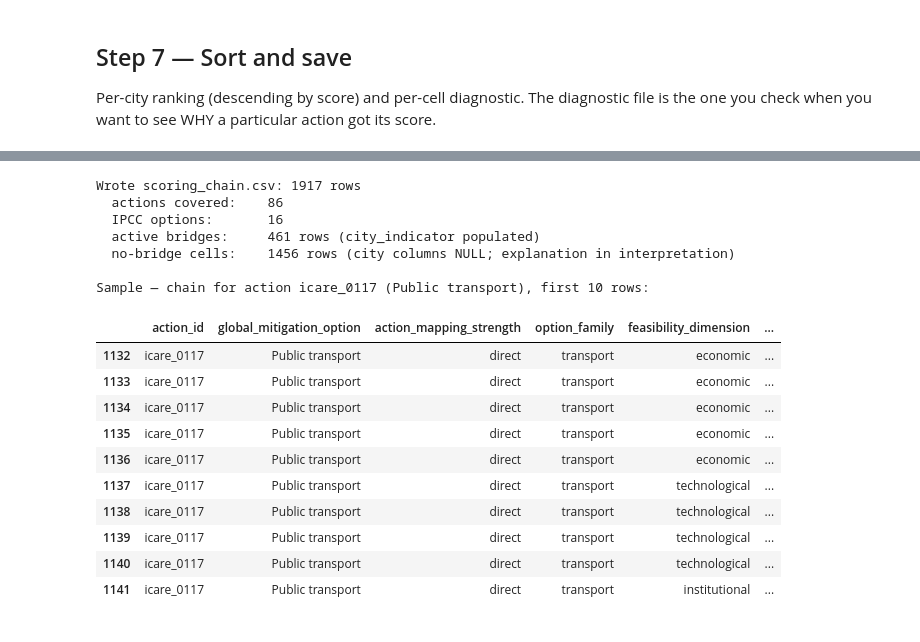
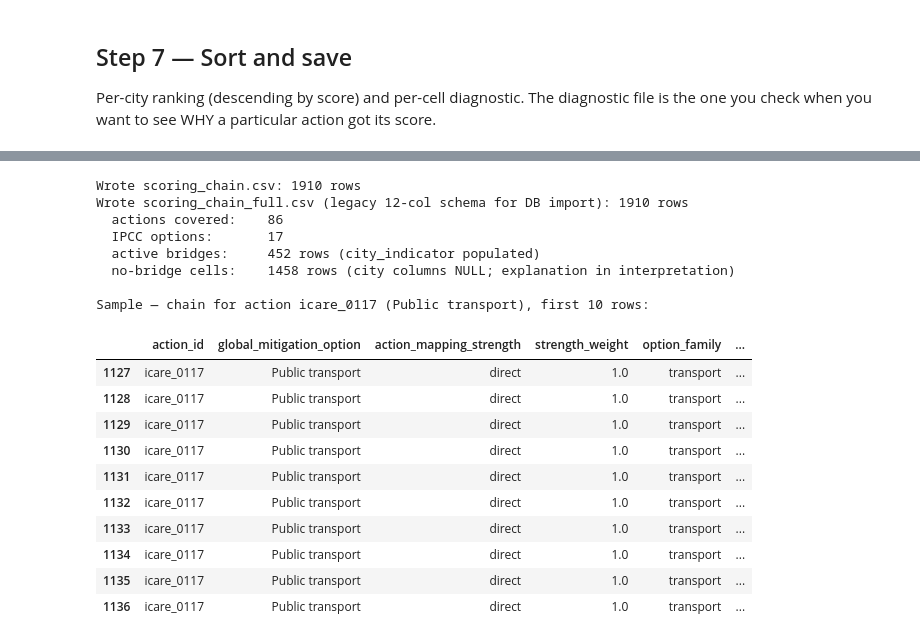
Before and after one commit to Open-Earth-Foundation/CityCatalyst-global-data, a Jupyter notebook: dataset-review/reviews/ipcc/ipcc-sr15-mitigation-feasibility/releases/2018/scorer_simple.ipynb, the cells around one changed output, grey strips where cells are left out. Saved outputs shown, nothing was run; the diff lists cells and outputs as text; code cells hidden in the pictures.

```diff
--- a/dataset-review/reviews/ipcc/ipcc-sr15-mitigation-feasibility/releases/2018/scorer_simple.ipynb
+++ b/dataset-review/reviews/ipcc/ipcc-sr15-mitigation-feasibility/releases/2018/scorer_simple.ipynb
@@ -47,6 +56,18 @@ CITY_INDICATORS_PATH   = OUT  / 'test_cities_indicators.csv'
 CELL_BRIDGE_PATH       = DATA / 'sr15_cell_bridge.csv'
 RANKED_ACTIONS_PATH    = OUT  / 'test_cities_ranked_actions_by_locode.csv'
 RANKED_PER_CELL_PATH   = OUT  / 'test_cities_ranked_actions_per_cell.csv'
+
+# Mapping-confidence weights. The headline action score shrinks toward 0.5 by this weight:
+#     action_score = 0.5 + STRENGTH_WEIGHT[match_strength] × (raw_score - 0.5)
+# Rationale: a `weak` mapping borrows the SR1.5 option prior less reliably than a `direct` mapping,
+# so its score should hedge toward neutral. Direct gets full weight; no_match collapses to 0.5.
+STRENGTH_WEIGHT = {
+    'direct':        1.00,
+    'partial':       0.95,
+    'cross_cutting': 0.90,
+    'weak':          0.85,
+    'no_match':      0.00,
+}
 # %% [markdown]
 ## Step 2 — Load inputs
 
@@ -380,6 +414,7 @@ for _, a in actions.iterrows():
             "action_id":                a.action_id,
             "global_mitigation_option": opt,
             "action_mapping_strength":  a.match_strength,
+            "strength_weight":          STRENGTH_WEIGHT.get(a.match_strength, 0.0),
         })
 action_x_option = pd.DataFrame(action_x_option)
 
@@ -455,46 +490,61 @@ if SAMPLE_LOCODE:
 
 # 9. Final column order, deduplicate, and save
 chain["country_code"] = "CL"
 
 core_cols = [
-    "action_id", "global_mitigation_option", "action_mapping_strength",
+    "action_id", "global_mitigation_option", "action_mapping_strength", "strength_weight",
     "option_family", "feasibility_dimension", "global_indicator",
     "global_verdict_code", "global_verdict_description",
     "city_indicator", "country_code", "city_indicator_direction", "city_family_scope",
     "interpretation",
 ]
 sample_cols = [c for c in chain.columns if c.startswith("sample_")]
 chain = chain[core_cols + sample_cols].drop_duplicates().reset_index(drop=True)
 
 out_path = DATA / "scoring_chain.csv"
 chain.to_csv(out_path, index=False)
 
+# Also write the legacy 12-column schema consumed by the DB chain-table importer.
+# Drops the new strength_weight + country_code columns so the importer's column
+# list stays stable across releases. Keep these two files in lockstep.
+LEGACY_CHAIN_COLS = [
+    "action_id", "global_mitigation_option", "action_mapping_strength",
+    "option_family", "feasibility_dimension", "global_indicator",
+    "global_verdict_code", "global_verdict_description",
+    "city_indicator", "city_indicator_direction", "city_family_scope",
+    "interpretation",
+]
+legacy_path = OUT / "scoring_chain_full.csv"
+chain[LEGACY_CHAIN_COLS].to_csv(legacy_path, index=False)
+
 active_bridges = chain["city_indicator"].notna().sum()
 no_bridge_rows = chain["city_indicator"].isna().sum()
 print(f"Wrote {out_path.name}: {len(chain)} rows")
+print(f"Wrote {legacy_path.name} (legacy 12-col schema for DB import): {len(chain)} rows")
 print(f"  actions covered:    {chain.action_id.nunique()}")
 print(f"  IPCC options:       {chain.global_mitigation_option.nunique()}")
 print(f"  active bridges:     {active_bridges} rows (city_indicator populated)")
 print(f"  no-bridge cells:    {no_bridge_rows} rows (city columns NULL; explanation in interpretation)")
 print()
 print("Sample — chain for action icare_0117 (Public transport), first 10 rows:")
 chain[chain.action_id == "icare_0117"].head(10)
 # %% [output]
-Wrote scoring_chain.csv: 1917 rows
+Wrote scoring_chain.csv: 1910 rows
+Wrote scoring_chain_full.csv (legacy 12-col schema for DB import): 1910 rows
   actions covered:    86
-  IPCC options:       16
-  active bridges:     461 rows (city_indicator populated)
-  no-bridge cells:    1456 rows (city columns NULL; explanation in interpretation)
+  IPCC options:       17
+  active bridges:     452 rows (city_indicator populated)
+  no-bridge cells:    1458 rows (city columns NULL; explanation in interpretation)
 
 Sample — chain for action icare_0117 (Public transport), first 10 rows:
-|  | action_id | global_mitigation_option | action_mapping_strength | option_family | feasibility_dimension | ... |
-| 1132 | icare_0117 | Public transport | direct | transport | economic | ... |
-| 1133 | icare_0117 | Public transport | direct | transport | economic | ... |
-| 1134 | icare_0117 | Public transport | direct | transport | economic | ... |
-| 1135 | icare_0117 | Public transport | direct | transport | economic | ... |
-| 1136 | icare_0117 | Public transport | direct | transport | economic | ... |
-| 1137 | icare_0117 | Public transport | direct | transport | technological | ... |
-| 1138 | icare_0117 | Public transport | direct | transport | technological | ... |
-| 1139 | icare_0117 | Public transport | direct | transport | technological | ... |
-| 1140 | icare_0117 | Public transport | direct | transport | technological | ... |
-| 1141 | icare_0117 | Public transport | direct | transport | institutional | ... |
+|  | action_id | global_mitigation_option | action_mapping_strength | strength_weight | option_family | ... |
+| 1127 | icare_0117 | Public transport | direct | 1.0 | transport | ... |
+| 1128 | icare_0117 | Public transport | direct | 1.0 | transport | ... |
+| 1129 | icare_0117 | Public transport | direct | 1.0 | transport | ... |
+| 1130 | icare_0117 | Public transport | direct | 1.0 | transport | ... |
+| 1131 | icare_0117 | Public transport | direct | 1.0 | transport | ... |
+| 1132 | icare_0117 | Public transport | direct | 1.0 | transport | ... |
+| 1133 | icare_0117 | Public transport | direct | 1.0 | transport | ... |
+| 1134 | icare_0117 | Public transport | direct | 1.0 | transport | ... |
+| 1135 | icare_0117 | Public transport | direct | 1.0 | transport | ... |
+| 1136 | icare_0117 | Public transport | direct | 1.0 | transport | ... |
```
Also changed, not shown: parts of 7 cells of this notebook, 16 other files.
